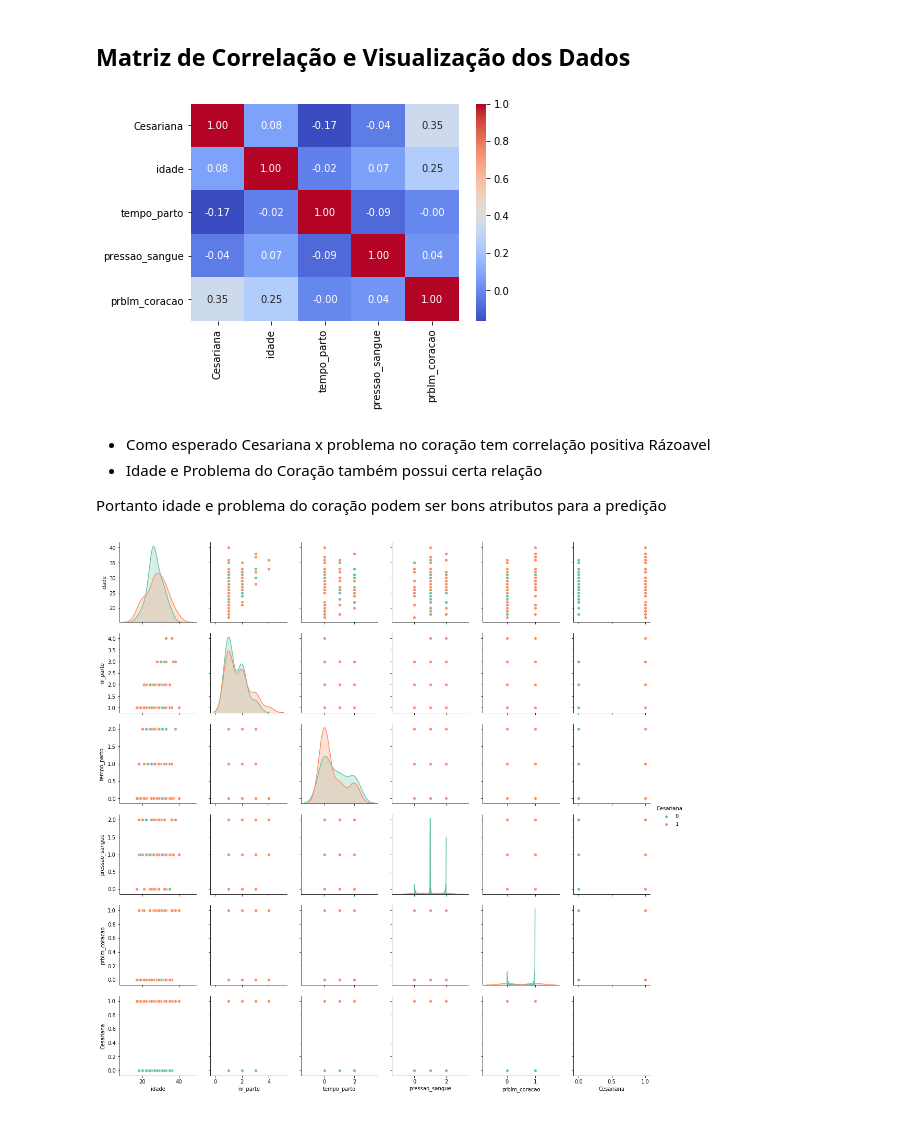
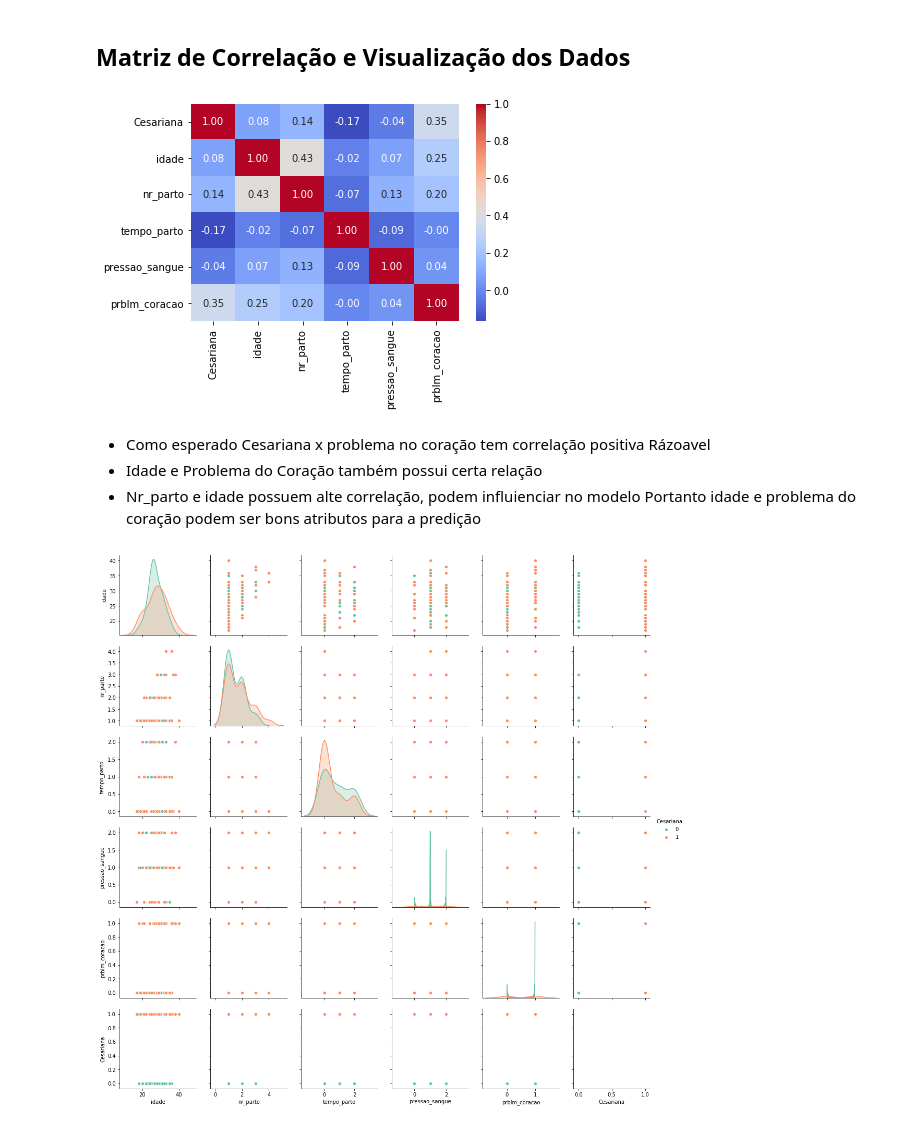
Before and after one commit to Pantoja87/DataMiningTrab, a Jupyter notebook: cesariana_predict.ipynb, the cells around one changed output. Drawn from its saved outputs; the diff is of its cells as text; code cells hidden in the pictures.

```diff
--- a/cesariana_predict.ipynb
+++ b/cesariana_predict.ipynb
@@ -61,13 +61,13 @@ df_cesaria = pd.DataFrame(df_cesaria)
 # %% [markdown]
 ## Matriz de Correlação e Visualização dos Dados
 # %%
-g = sns.heatmap(df_cesaria[["Cesariana","idade","tempo_parto","pressao_sangue","prblm_coracao"]].corr(),annot=True, fmt = ".2f", cmap = "coolwarm")
+g = sns.heatmap(df_cesaria[["Cesariana","idade","nr_parto","tempo_parto","pressao_sangue","prblm_coracao"]].corr(),annot=True, fmt = ".2f", cmap = "coolwarm")
 # %% [output]
-[figure, old version]
+[figure, new version]
 # %% [markdown]
 * Como esperado Cesariana x problema no coração tem correlação positiva Rázoavel
 * Idade e Problema do Coração também possui certa relação
-
+* Nr_parto e idade possuem alte correlação, podem influienciar no modelo
 Portanto idade e problema do coração podem ser bons atributos para a  predição
 # %%
 sns.pairplot(df_cesaria,hue="Cesariana",palette="Set2")
```
Also changed, not shown: parts of 37 cells of this notebook.
